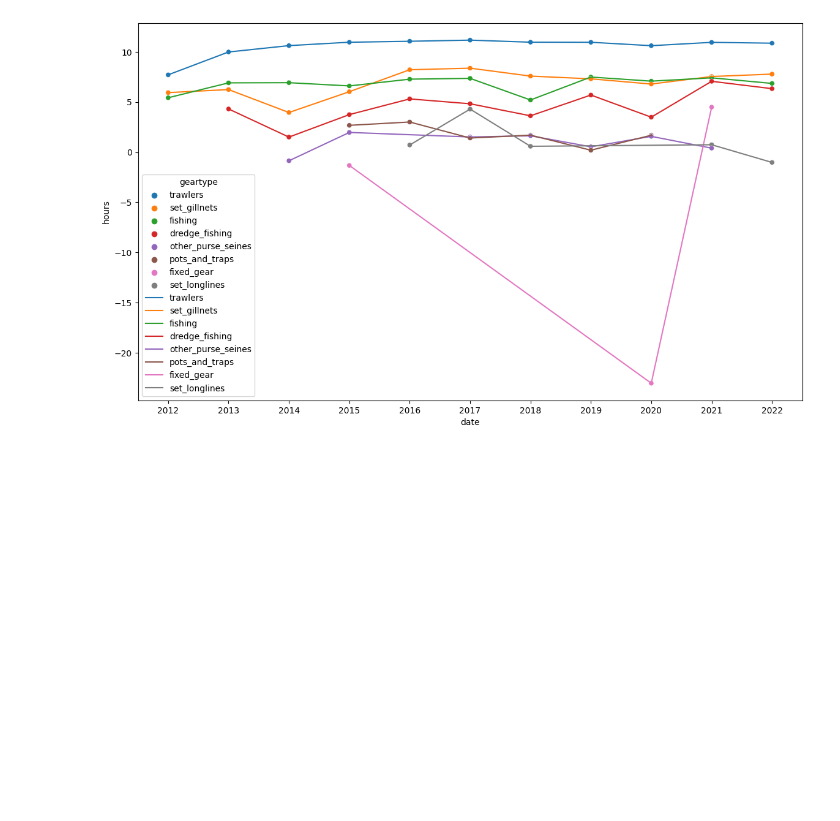
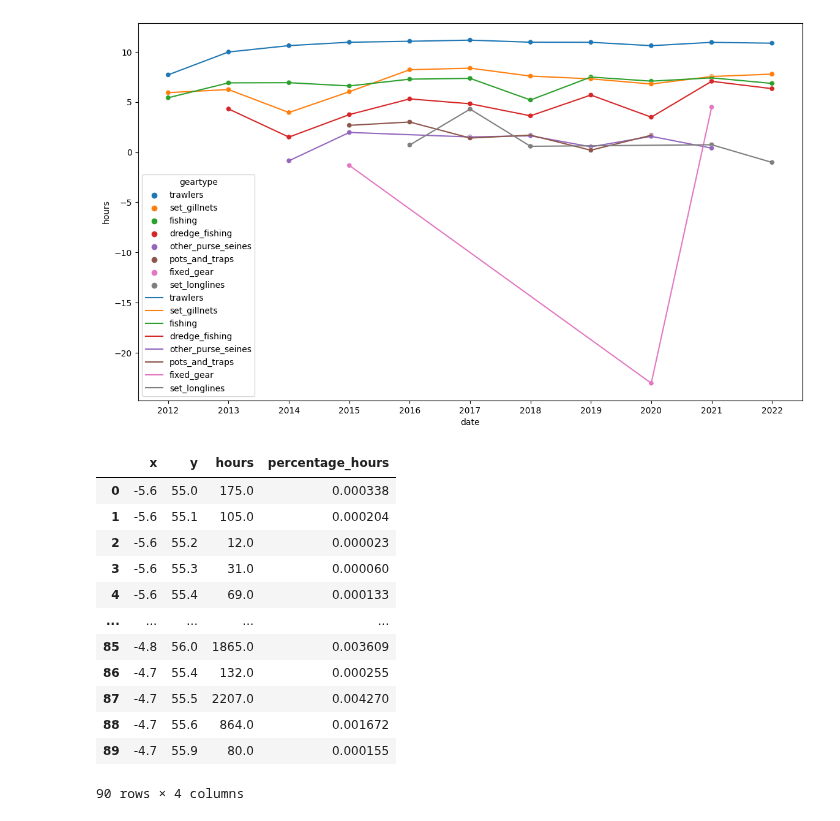
Before and after one commit to d2gex/fishery-analysis, a Jupyter notebook: src/firth_clyde_fishing_effort.ipynb, the cells around one changed output. Cells and saved outputs as stored; diff of their text form; code cells hidden in the pictures; blank space fills up the shorter version.

```diff
--- a/src/firth_clyde_fishing_effort.ipynb
+++ b/src/firth_clyde_fishing_effort.ipynb
@@ -157,9 +159,28 @@ sns.lineplot(data=scatter_line_plot_df,
 <AxesSubplot: xlabel='date', ylabel='hours'>
 [figure]
 # %%
+# Create vector of points
 yearly_average_trawling = timeseries.loc [(timeseries['geartype'] == 'trawlers') & (timeseries['hours'] > 0)]
 yearly_average_trawling = yearly_average_trawling[['lon', 'lat', 'hours']]
 yearly_average_trawling = yearly_average_trawling.rename(columns={'lon': 'x', 'lat': 'y'})
 yearly_average_trawling = yearly_average_trawling.groupby(['x', 'y']).agg({'hours': 'sum'}).reset_index()
+
 assert round(yearly_average_trawling['hours'].sum()) == round(timeseries.loc[timeseries['geartype'] == 'trawlers', 'hours'].sum())
-yearly_average_trawling.loc[:, 'hours'] = yearly_average_trawling['hours'] / yearly_average_trawling['hours'].sum()
+
+yearly_average_trawling.loc[:, 'percentage_hours'] = yearly_average_trawling['hours'] / yearly_average_trawling['hours'].sum()
+yearly_average_trawling = yearly_average_trawling.round({'hours': 0})
+yearly_average_trawling
+# %% [output]
+|  | x | y | hours | percentage_hours |
+| 0 | -5.6 | 55.0 | 175.0 | 0.000338 |
+| 1 | -5.6 | 55.1 | 105.0 | 0.000204 |
+| 2 | -5.6 | 55.2 | 12.0 | 0.000023 |
+| 3 | -5.6 | 55.3 | 31.0 | 0.000060 |
+| 4 | -5.6 | 55.4 | 69.0 | 0.000133 |
+| ... | ... | ... | ... | ... |
+| 85 | -4.8 | 56.0 | 1865.0 | 0.003609 |
+| 86 | -4.7 | 55.4 | 132.0 | 0.000255 |
+| 87 | -4.7 | 55.5 | 2207.0 | 0.004270 |
+| 88 | -4.7 | 55.6 | 864.0 | 0.001672 |
+| 89 | -4.7 | 55.9 | 80.0 | 0.000155 |
+90 rows × 4 columns
```
Also changed, not shown: parts of 3 cells of this notebook, 1 other file.
